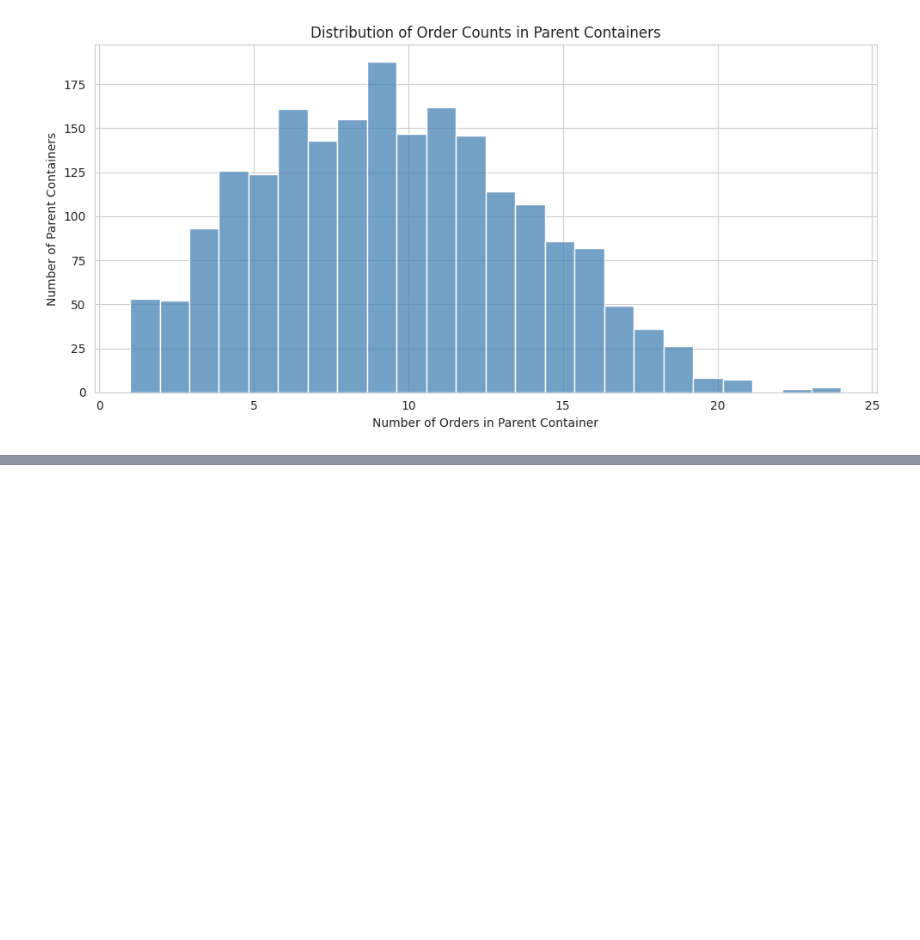
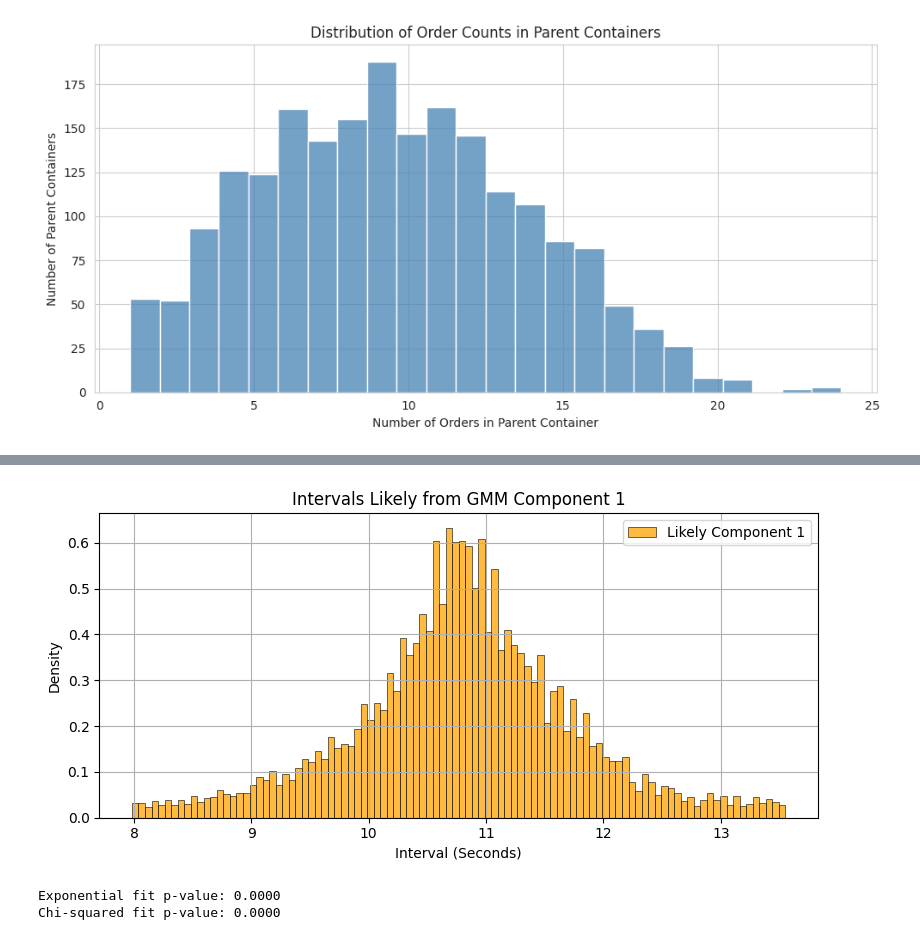
Before and after one commit to TomTom2028/SoftwareSim, a Jupyter notebook: AnalysisData.ipynb, the cells around one changed output, grey strips where cells are left out. Saved outputs shown, nothing was run; the diff lists cells and outputs as text; code cells hidden in the pictures; blank space fills up the shorter version.

```diff
--- a/AnalysisData.ipynb
+++ b/AnalysisData.ipynb
@@ -629,0 +718,42 @@ plt.tight_layout()
+# %%
+# Get the posterior probabilities for each interval
+probs = gmm.predict_proba(fixed_intervals.values.reshape(-1, 1))
+
+# Probability of being in component 1 (second component)
+p_component1 = probs[:, 1]
+
+# Choose a threshold (e.g., > 0.9 confidence it's from component 1)
+mask_component1 = p_component1 > 0.5
+
+# Filter intervals that are likely from component 1
+component1_intervals = fixed_intervals[mask_component1]
+# %%
+import seaborn as sns
+
+plt.figure(figsize=(8, 4))
+sns.histplot(component1_intervals, bins=100, stat='density', color='orange', label='Likely Component 1')
+plt.title("Intervals Likely from GMM Component 1")
+plt.xlabel("Interval (Seconds)")
+plt.ylabel("Density")
+plt.grid(True)
+plt.legend()
+plt.tight_layout()
+plt.show()
+# %% [output]
+[figure, added]
+# %%
+from scipy.stats import expon, poisson, chi2, kstest
+
+# Try fitting exponential
+lambda_hat = 1 / component1_intervals.mean()
+_, p_exp = kstest(component1_intervals, 'expon', args=(0, 1/lambda_hat))
+
+# Try fitting chi-squared
+df_hat = 2 * lambda_hat * component1_intervals.mean()  # rough heuristic
+_, p_chi2 = kstest(component1_intervals, 'chi2', args=(df_hat,))
+
+print(f"Exponential fit p-value: {p_exp:.4f}")
+print(f"Chi-squared fit p-value: {p_chi2:.4f}")
+# %% [output]
+Exponential fit p-value: 0.0000
+Chi-squared fit p-value: 0.0000
```
Also changed, not shown: parts of 4 cells of this notebook.
